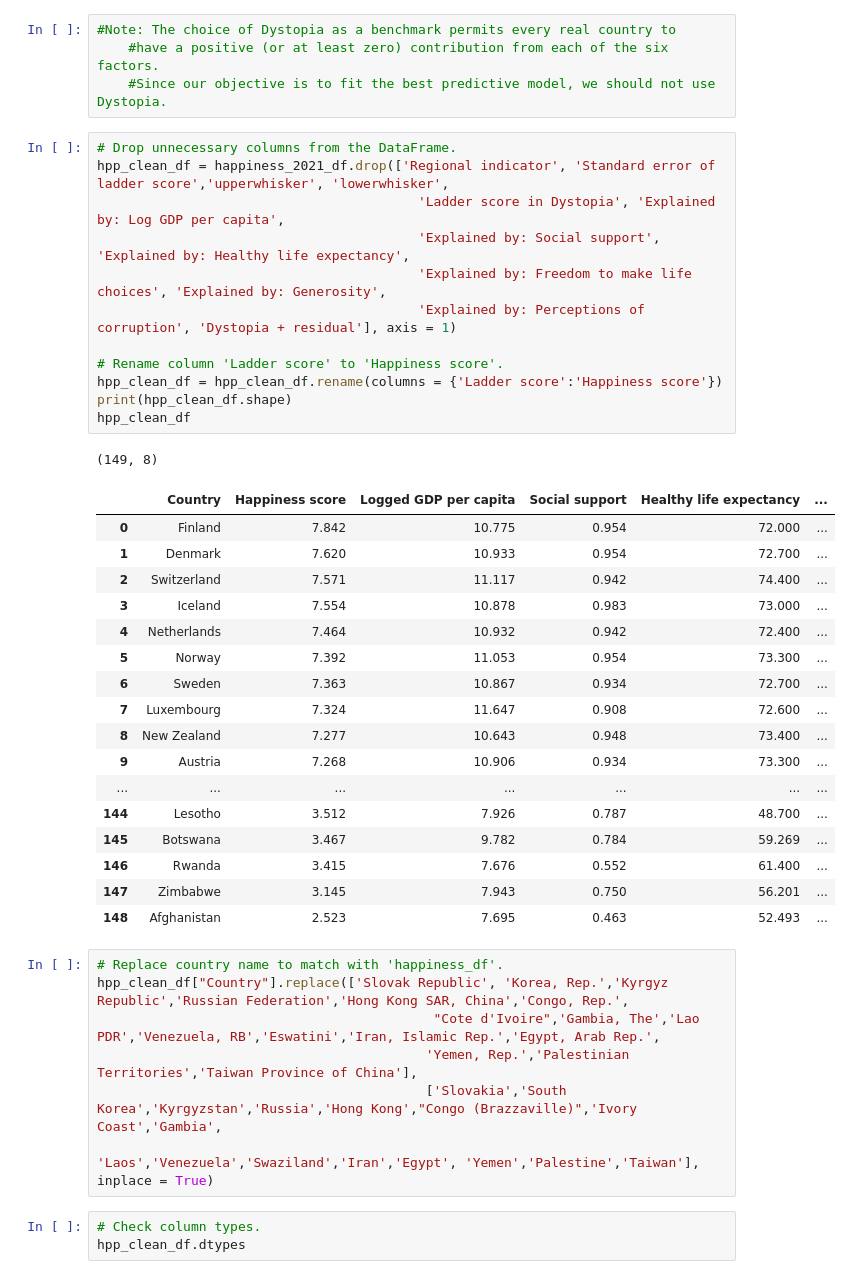
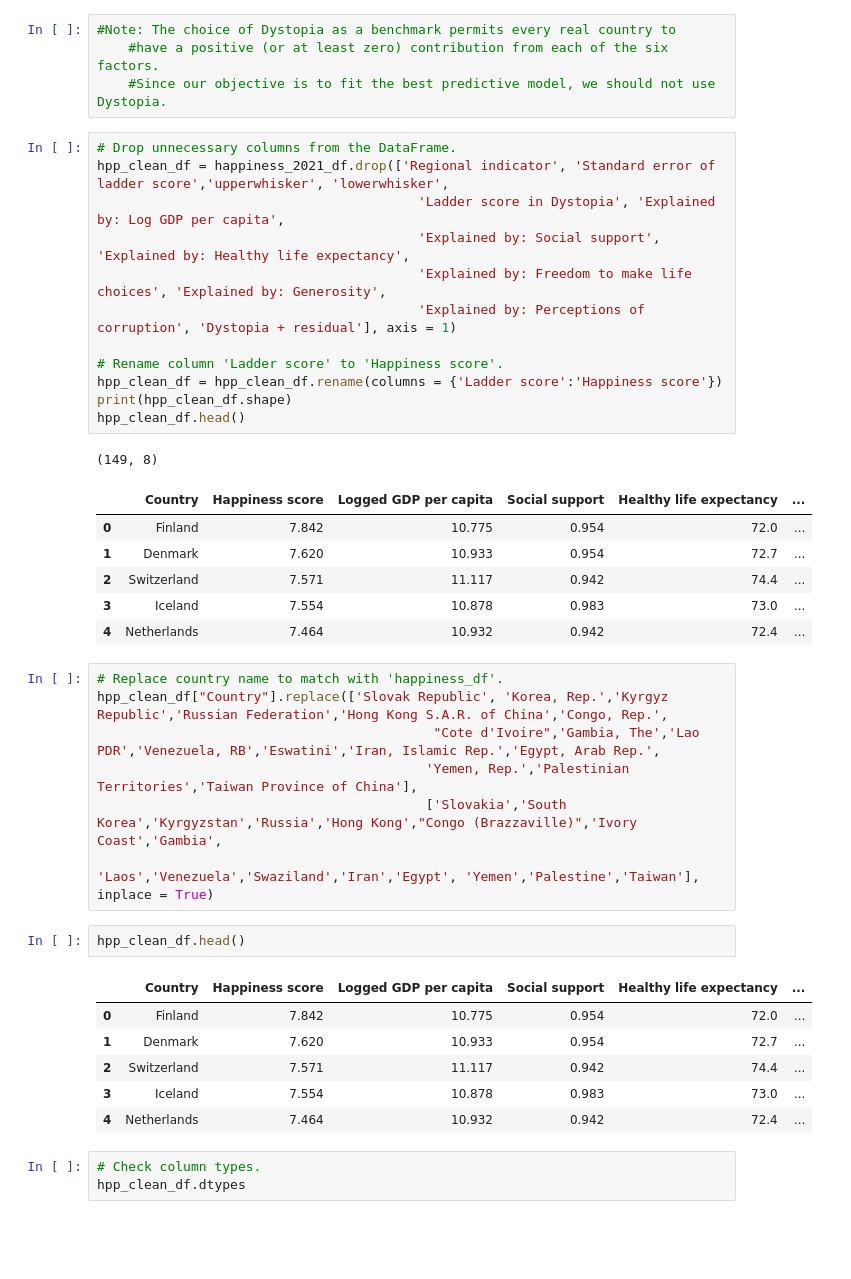
Before and after one commit to yaparnehir/Predicting_Happiness, a Jupyter notebook: ETL/ETL.ipynb, the cells around one changed output. Saved outputs shown, nothing was run; the diff lists cells and outputs as text; blank space fills up the shorter version.

```diff
--- a/ETL/ETL.ipynb
+++ b/ETL/ETL.ipynb
@@ -45,41 +45,39 @@ happiness_2021_df.head(10)
 # %%
 # Drop unnecessary columns from the DataFrame.
 hpp_clean_df = happiness_2021_df.drop(['Regional indicator', 'Standard error of ladder score','upperwhisker', 'lowerwhisker',
                                          'Ladder score in Dystopia', 'Explained by: Log GDP per capita',
                                          'Explained by: Social support', 'Explained by: Healthy life expectancy',
                                          'Explained by: Freedom to make life choices', 'Explained by: Generosity',
                                          'Explained by: Perceptions of corruption', 'Dystopia + residual'], axis = 1)
 
 # Rename column 'Ladder score' to 'Happiness score'.
 hpp_clean_df = hpp_clean_df.rename(columns = {'Ladder score':'Happiness score'})
 print(hpp_clean_df.shape)
-hpp_clean_df
+hpp_clean_df.head()
 # %% [output]
 (149, 8)
 |  | Country | Happiness score | Logged GDP per capita | Social support | Healthy life expectancy | ... |
-| 0 | Finland | 7.842 | 10.775 | 0.954 | 72.000 | ... |
-| 1 | Denmark | 7.620 | 10.933 | 0.954 | 72.700 | ... |
-| 2 | Switzerland | 7.571 | 11.117 | 0.942 | 74.400 | ... |
-| 3 | Iceland | 7.554 | 10.878 | 0.983 | 73.000 | ... |
-| 4 | Netherlands | 7.464 | 10.932 | 0.942 | 72.400 | ... |
-| 5 | Norway | 7.392 | 11.053 | 0.954 | 73.300 | ... |
-| 6 | Sweden | 7.363 | 10.867 | 0.934 | 72.700 | ... |
-| 7 | Luxembourg | 7.324 | 11.647 | 0.908 | 72.600 | ... |
-| 8 | New Zealand | 7.277 | 10.643 | 0.948 | 73.400 | ... |
-| 9 | Austria | 7.268 | 10.906 | 0.934 | 73.300 | ... |
-| ... | ... | ... | ... | ... | ... | ... |
-| 144 | Lesotho | 3.512 | 7.926 | 0.787 | 48.700 | ... |
-| 145 | Botswana | 3.467 | 9.782 | 0.784 | 59.269 | ... |
-| 146 | Rwanda | 3.415 | 7.676 | 0.552 | 61.400 | ... |
-| 147 | Zimbabwe | 3.145 | 7.943 | 0.750 | 56.201 | ... |
-| 148 | Afghanistan | 2.523 | 7.695 | 0.463 | 52.493 | ... |
+| 0 | Finland | 7.842 | 10.775 | 0.954 | 72.0 | ... |
+| 1 | Denmark | 7.620 | 10.933 | 0.954 | 72.7 | ... |
+| 2 | Switzerland | 7.571 | 11.117 | 0.942 | 74.4 | ... |
+| 3 | Iceland | 7.554 | 10.878 | 0.983 | 73.0 | ... |
+| 4 | Netherlands | 7.464 | 10.932 | 0.942 | 72.4 | ... |
 # %%
 # Replace country name to match with 'happiness_df'.
-hpp_clean_df["Country"].replace(['Slovak Republic', 'Korea, Rep.','Kyrgyz Republic','Russian Federation','Hong Kong SAR, China','Congo, Rep.',
+hpp_clean_df["Country"].replace(['Slovak Republic', 'Korea, Rep.','Kyrgyz Republic','Russian Federation','Hong Kong S.A.R. of China','Congo, Rep.',
                                            "Cote d'Ivoire",'Gambia, The','Lao PDR','Venezuela, RB','Eswatini','Iran, Islamic Rep.','Egypt, Arab Rep.',
                                           'Yemen, Rep.','Palestinian Territories','Taiwan Province of China'],
                                           ['Slovakia','South Korea','Kyrgyzstan','Russia','Hong Kong',"Congo (Brazzaville)",'Ivory Coast','Gambia',
                                            'Laos','Venezuela','Swaziland','Iran','Egypt', 'Yemen','Palestine','Taiwan'], inplace = True)
+# %%
+hpp_clean_df.head()
+# %% [output]
+|  | Country | Happiness score | Logged GDP per capita | Social support | Healthy life expectancy | ... |
+| 0 | Finland | 7.842 | 10.775 | 0.954 | 72.0 | ... |
+| 1 | Denmark | 7.620 | 10.933 | 0.954 | 72.7 | ... |
+| 2 | Switzerland | 7.571 | 11.117 | 0.942 | 74.4 | ... |
+| 3 | Iceland | 7.554 | 10.878 | 0.983 | 73.0 | ... |
+| 4 | Netherlands | 7.464 | 10.932 | 0.942 | 72.4 | ... |
 # %%
 # Check column types.
 hpp_clean_df.dtypes
```
Also changed, not shown: parts of 8 cells of this notebook, 3 other files.
